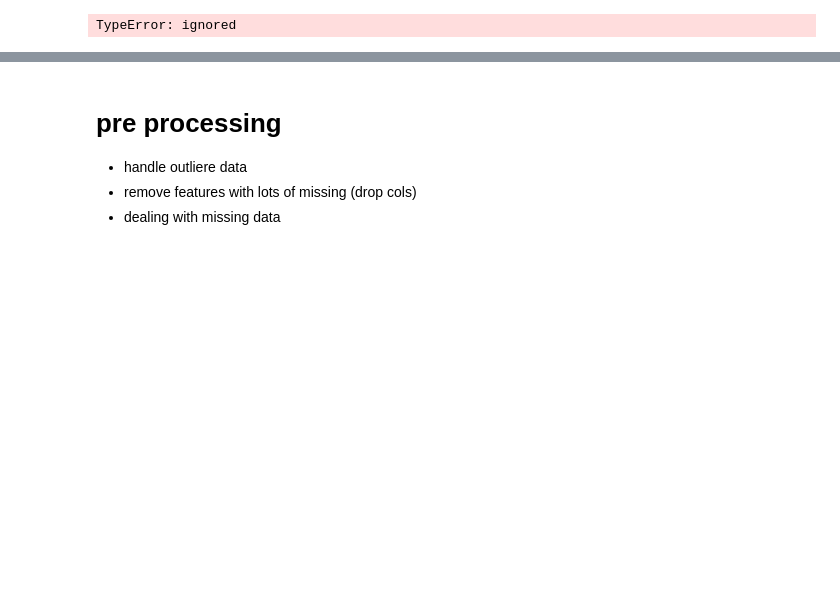
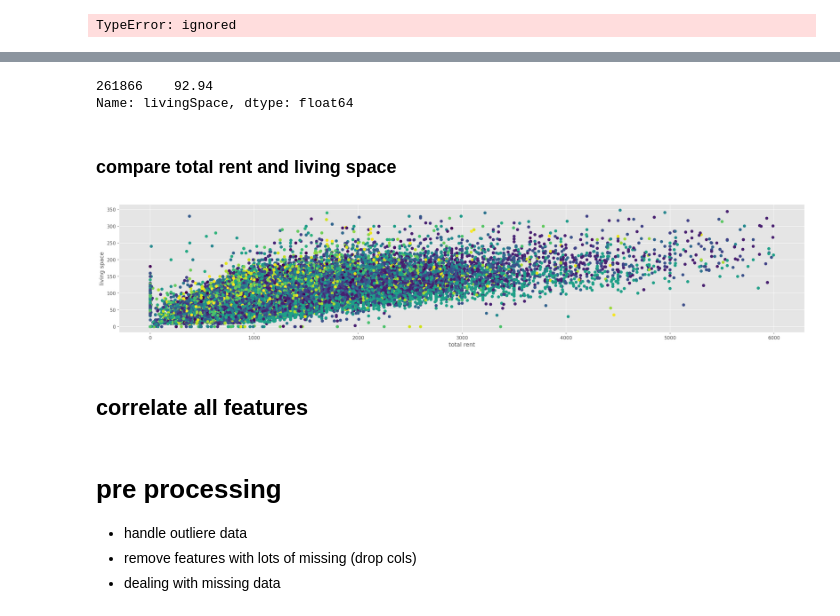
Before and after one commit to pouyazhd/TalentMind1, a Jupyter notebook: TalentMind1.ipynb, the cells around one changed output, grey strips where cells are left out. Drawn from its saved outputs; the diff is of its cells as text; code cells hidden in the pictures; blank space fills up the shorter version.

```diff
--- a/TalentMind1.ipynb
+++ b/TalentMind1.ipynb
@@ -352,0 +638,27 @@ TypeError: ignored
+# %%
+print(null_total_rents[null_total_rents["regio2"] == "Hildburghausen_Kreis"]['livingSpace'])
+# %% [output]
+261866    92.94
+Name: livingSpace, dtype: float64
+# %% [markdown]
+### compare total rent and living space
+# %%
+living_space_total_rent = dataset[['livingSpace', 'totalRent', 'regio2']]
+# %%
+# remove null values
+living_space_total_rent = living_space_total_rent[living_space_total_rent['totalRent'].notna()]
+# %%
+# remove outlier data
+living_space_total_rent = living_space_total_rent[living_space_total_rent['totalRent']<6e3] # remove total price outliers
+living_space_total_rent = living_space_total_rent[living_space_total_rent['livingSpace']<3.5e2]
+# %%
+fig = plt.figure(figsize = (26,5), dpi = 150)
+plt.scatter(living_space_total_rent['totalRent'], living_space_total_rent['livingSpace'],
+            c= living_space_total_rent.regio2.astype('category').cat.codes )
+plt.xlabel('total rent')
+plt.ylabel('living space')
+plt.show()
+# %% [output]
+[figure, added]
+# %% [markdown]
+## correlate all features
```
Also changed, not shown: parts of 65 cells of this notebook, 2 other files.
